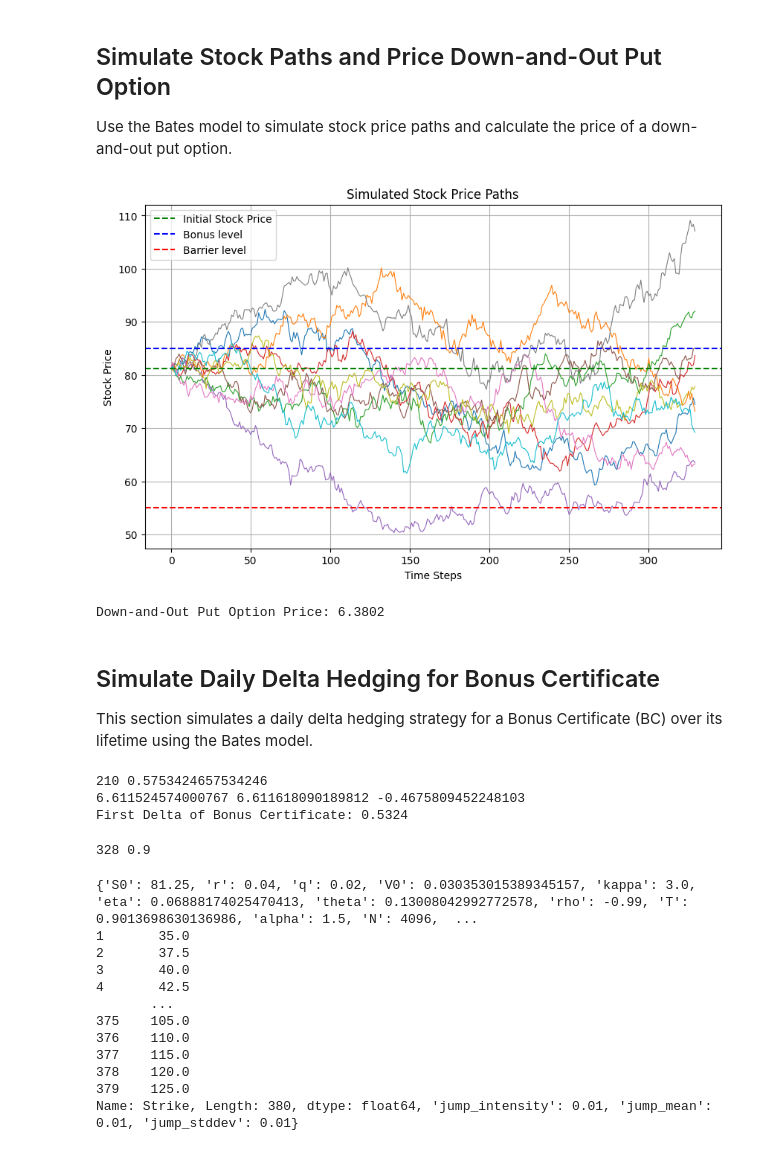
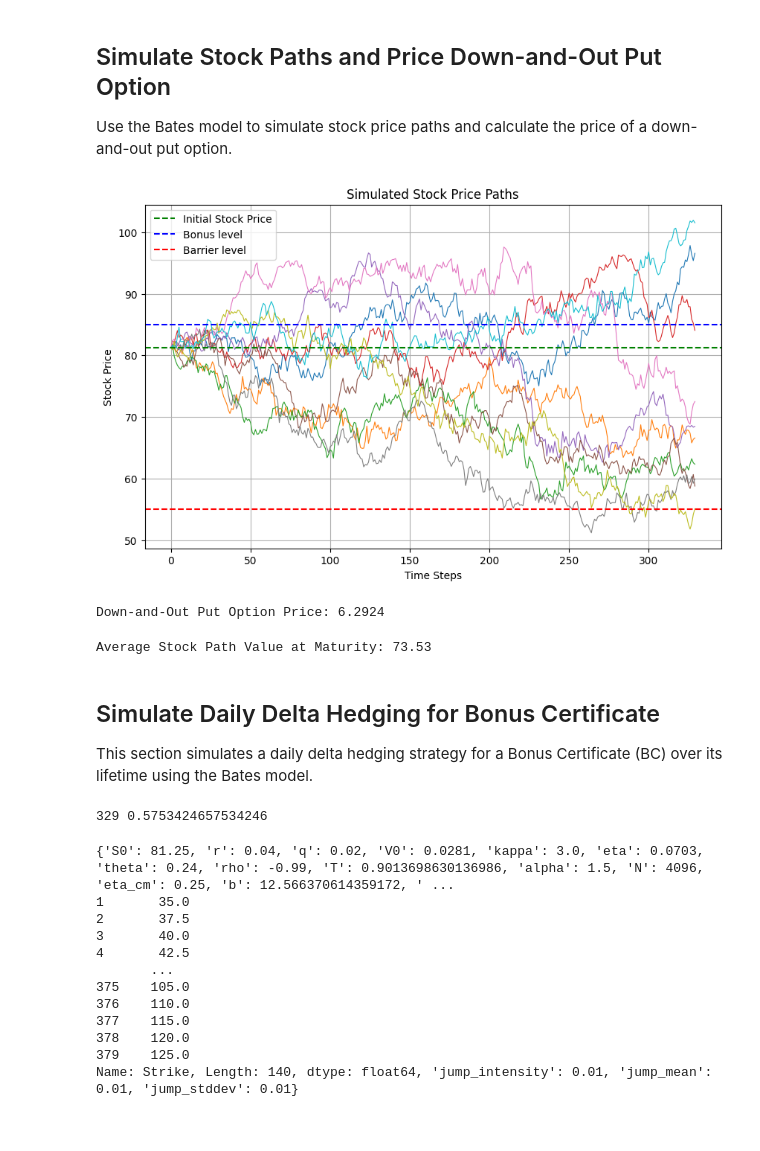
Before and after one commit to MichaelCarloH/bonus-certificate-bates-hedging, a Jupyter notebook: notebooks/bc_pricing.ipynb, the cells around one changed output. Cells and saved outputs as stored; diff of their text form; code cells hidden in the pictures.

```diff
--- a/notebooks/bc_pricing.ipynb
+++ b/notebooks/bc_pricing.ipynb
@@ -109,6 +109,9 @@ for file in all_files:
     data_frames.append(df)
 
 combined_data = pd.concat(data_frames, ignore_index=True)
+
+# Filter out strikes between 70 and 100
+combined_data = combined_data[(combined_data['Strike'] < 70) | (combined_data['Strike'] > 100)]
 
 # Add a new column 'Mid_Price' based on the condition
 combined_data['Mid_Price'] = combined_data.apply(
@@ -150,6 +153,7 @@ processor.load_and_process_data()
 combined_data = processor.combined_data
 # Drop rows where Bid_Call or Bid_Put is 0
 combined_data = combined_data[(combined_data['Bid_Call'] > 0) & (combined_data['Bid_Put'] > 0)]
+combined_data = combined_data[(combined_data['Strike'] > 70) & (combined_data['Strike'] < 100)]
 
 print(combined_data.head(50))
 
@@ -240,10 +244,10 @@ if use_calibrated_params:
 else:
     # Use predefined parameters
     calibrated_params.update({
-        'V0': 0.030353015389345157,
+        'V0': 0.0281,
         'kappa': 3.0,
-        'eta': 0.06888174025470413,
-        'theta': 0.13008042992772578,
+        'eta': 0.0703,
+        'theta': 0.24,
         'rho': -0.99,
         'jump_intensity': 0.01,
         'jump_mean': 0.01,
@@ -373,27 +377,27 @@ for maturity in combined_data['Maturity'].unique():
 Use the Bates model to simulate stock price paths and calculate the price of a down-and-out put option.
 # %%
 # Simulate stock price paths using the Bates model
-n_paths = 10000  # Number of Monte Carlo paths
+n_paths = 100000  # Number of Monte Carlo paths
 #n_steps = 365 * int(T   # Number of time steps (daily steps for 1 year)
 seed = 42         # Random seed for reproducibility
 
 K = 85  # Strike price
 H = 55  # Barrier level
 
 simulated_paths = calibrated_model.simulate_paths(n_paths=n_paths, seed=seed)
 
 # Plot a few simulated paths
 plt.figure(figsize=(10, 6))
 for i in range(10):  # Plot 10 sample paths
     plt.plot(simulated_paths[i], lw=0.8)
 plt.title("Simulated Stock Price Paths")
 plt.xlabel("Time Steps")
 plt.ylabel("Stock Price")
 plt.axhline(y=S0, color='green', linestyle='--', label='Initial Stock Price')
 plt.axhline(y=K, color='blue', linestyle='--', label='Bonus level')
 plt.axhline(y=H, color='red', linestyle='--', label='Barrier level')
 plt.legend()
 plt.grid(True)
 plt.show()
 # %% [output]
-[figure, old version]
+[figure, new version]
@@ -403,57 +416,35 @@ plt.show()
 down_and_out_put_price = calibrated_model.price_down_and_out_put(K=K, H=H, n_paths=n_paths, seed=seed)
 print(f"Down-and-Out Put Option Price: {down_and_out_put_price:.4f}")
 # %% [output]
-Down-and-Out Put Option Price: 6.3802
+Down-and-Out Put Option Price: 6.2924
+# %%
+# Calculate the average stock path value at maturity
+average_stock_at_maturity = simulated_paths[:, -1].mean()
+print(f"Average Stock Path Value at Maturity: {average_stock_at_maturity:.2f}")
+# %% [output]
+Average Stock Path Value at Maturity: 73.53
 # %% [markdown]
 ## Simulate Daily Delta Hedging for Bonus Certificate
 This section simulates a daily delta hedging strategy for a Bonus Certificate (BC) over its lifetime using the Bates model.
-# %%
-# Initialize parameters
-N = 1_000_000  # Notional
-trading_days = int(T * 365)  # Number of trading days in a year
-print(trading_days, T)
-dt = T / trading_days  # Time step
-epsilon = 1e-4  # Finite difference step for delta calculation
-
-# Simulate one Bates path
-np.random.seed(42)
-bates_path = calibrated_model.simulate_paths(n_paths=1, n_steps=trading_days, seed=42)[0]
-
-# Compute the first delta
-S_t = bates_path[0]
-P_plus = calibrated_model.price_down_and_out_put(K, H, n_paths=1000, seed=42, S0=S_t + epsilon)
-P_minus = calibrated_model.price_down_and_out_put(K, H, n_paths=1000, seed=42, S0=S_t - epsilon)
-delta_DO = (P_plus - P_minus) / (2 * epsilon)
-
-print(P_plus, P_minus, delta_DO)
-
-# Total delta of the Bonus Certificate
-delta_BC = 1 + delta_DO
-print(f"First Delta of Bonus Certificate: {delta_BC:.4f}")
-# %% [output]
-210 0.5753424657534246
-6.611524574000767 6.611618090189812 -0.4675809452248103
-First Delta of Bonus Certificate: 0.5324
 # %%
 
 # Initialize parameters
 N = 1_000_000  # Notional
 S0 = 81.25  # Initial stock price
 K = 85  # Strike price of the option (for the barrier)
-H = 55  # Barrier price of the option
 
-T = 0.9
 
 trading_days = int(T * 365)  # Number of trading days in a year
+trading_days = 329
 print(trading_days, T)
-dt = T / trading_days  # Time step
+dt = 1 / trading_days  # Time step
 epsilon = 1e-4  # Finite difference step for delta calculation
 # %% [output]
-328 0.9
+329 0.5753424657534246
 # %%
 print(calibrated_model.get_params())
 # %% [output]
-{'S0': 81.25, 'r': 0.04, 'q': 0.02, 'V0': 0.030353015389345157, 'kappa': 3.0, 'eta': 0.06888174025470413, 'theta': 0.13008042992772578, 'rho': -0.99, 'T': 0.9013698630136986, 'alpha': 1.5, 'N': 4096,  ...
+{'S0': 81.25, 'r': 0.04, 'q': 0.02, 'V0': 0.0281, 'kappa': 3.0, 'eta': 0.0703, 'theta': 0.24, 'rho': -0.99, 'T': 0.9013698630136986, 'alpha': 1.5, 'N': 4096, 'eta_cm': 0.25, 'b': 12.566370614359172, ' ...
 1       35.0
 2       37.5
 3       40.0
@@ -464,7 +455,7 @@ print(calibrated_model.get_params())
 377    115.0
 378    120.0
 379    125.0
-Name: Strike, Length: 380, dtype: float64, 'jump_intensity': 0.01, 'jump_mean': 0.01, 'jump_stddev': 0.01}
+Name: Strike, Length: 140, dtype: float64, 'jump_intensity': 0.01, 'jump_mean': 0.01, 'jump_stddev': 0.01}
 # %%
 import numpy as np
 import matplotlib.pyplot as plt
```
Also changed, not shown: parts of 12 cells of this notebook, 1 other file.
